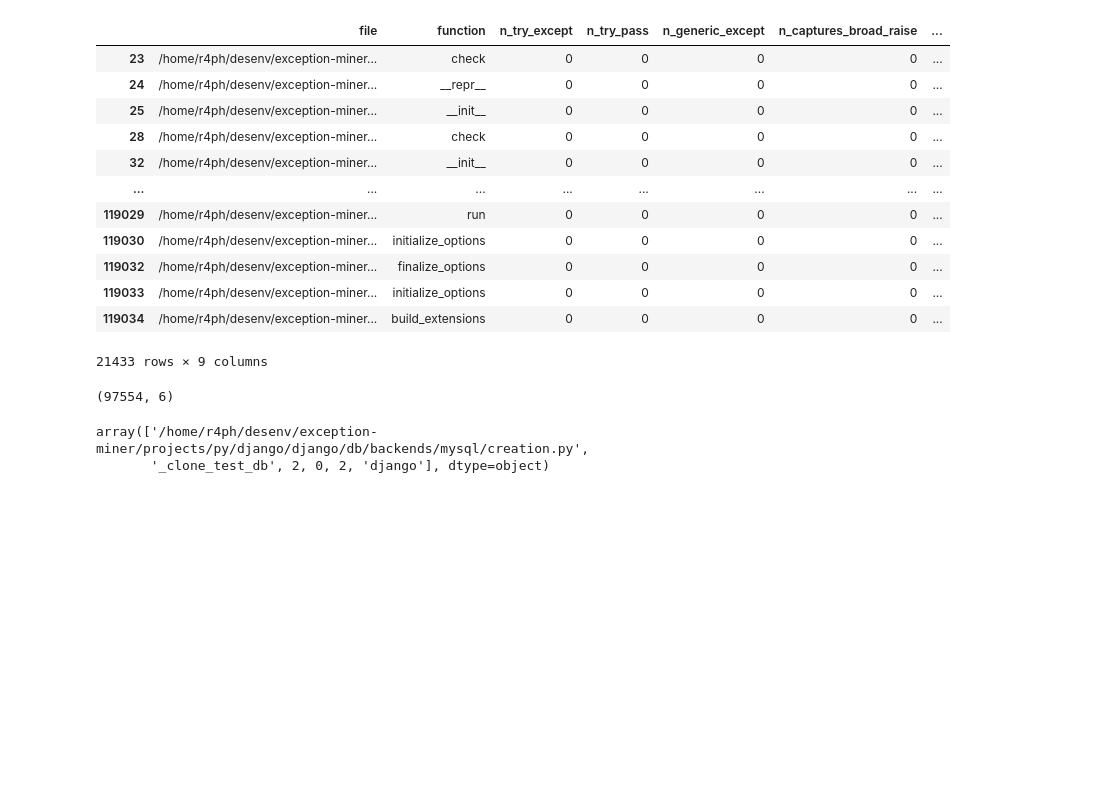
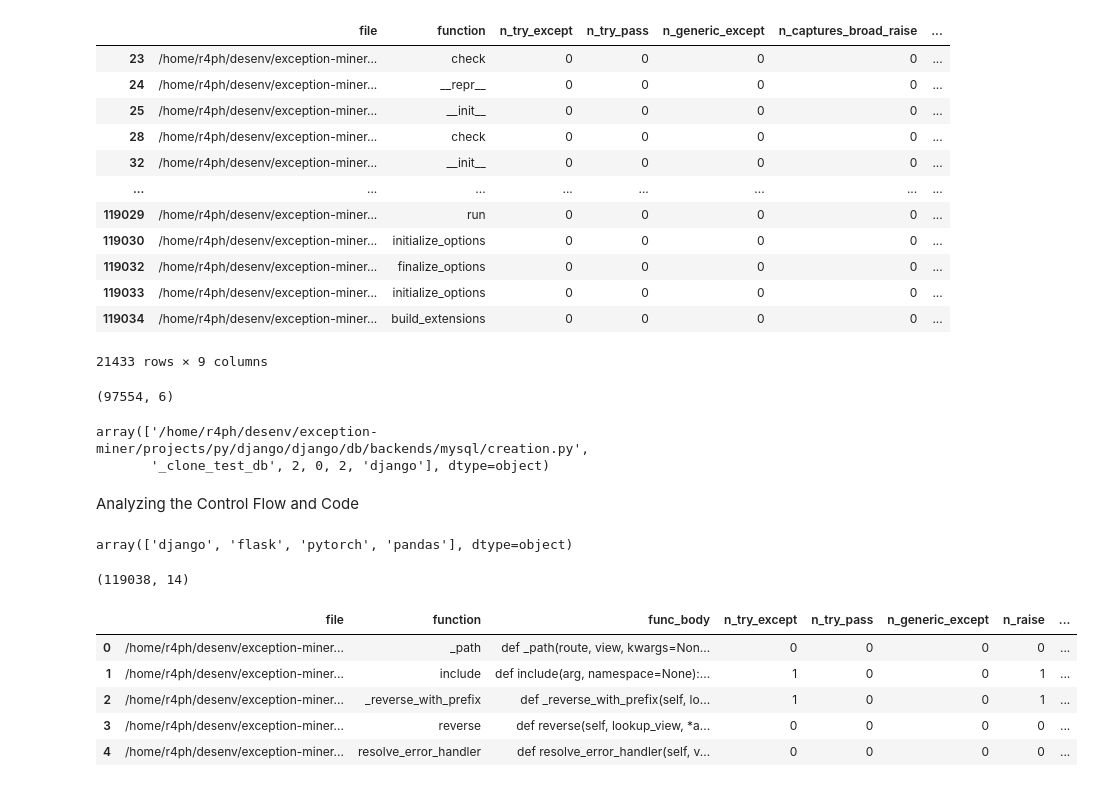
Before and after one commit to r4phael/exception-miner-multi, a Jupyter notebook: notebooks/eh_py_analysis.ipynb, the cells around one changed output. Cells and saved outputs as stored; diff of their text form; code cells hidden in the pictures; blank space fills up the shorter version.

```diff
--- a/notebooks/eh_py_analysis.ipynb
+++ b/notebooks/eh_py_analysis.ipynb
@@ -146,3 +146,5 @@ for i, row in df.iterrows():
     #print(row)
     cur.execute(("""INSERT INTO exceptions_parser (file, function, n_try_except, n_try_pass, n_generic_except, project)
                             VALUES (%s, %s, %s, %s, %s, %s );"""), list(row))
+# %% [markdown]
+Analyzing the Control Flow and Code
@@ -148,0 +167,17 @@ for i, row in df.iterrows():
+# %%
+df.project.unique()
+# %% [output]
+array(['django', 'flask', 'pytorch', 'pandas'], dtype=object)
+# %%
+df.shape
+# %% [output]
+(119038, 14)
+# %%
+df.head(5)
+# %% [output]
+|  | file | function | func_body | n_try_except | n_try_pass | n_generic_except | n_raise | ... |
+| 0 | /home/r4ph/desenv/exception-miner... | _path | def _path(route, view, kwargs=Non... | 0 | 0 | 0 | 0 | ... |
+| 1 | /home/r4ph/desenv/exception-miner... | include | def include(arg, namespace=None):... | 1 | 0 | 0 | 1 | ... |
+| 2 | /home/r4ph/desenv/exception-miner... | _reverse_with_prefix | def _reverse_with_prefix(self, lo... | 1 | 0 | 0 | 1 | ... |
+| 3 | /home/r4ph/desenv/exception-miner... | reverse | def reverse(self, lookup_view, *a... | 0 | 0 | 0 | 0 | ... |
+| 4 | /home/r4ph/desenv/exception-miner... | resolve_error_handler | def resolve_error_handler(self, v... | 0 | 0 | 0 | 0 | ... |
```
Also changed, not shown: parts of 10 cells of this notebook, 12 other files.
